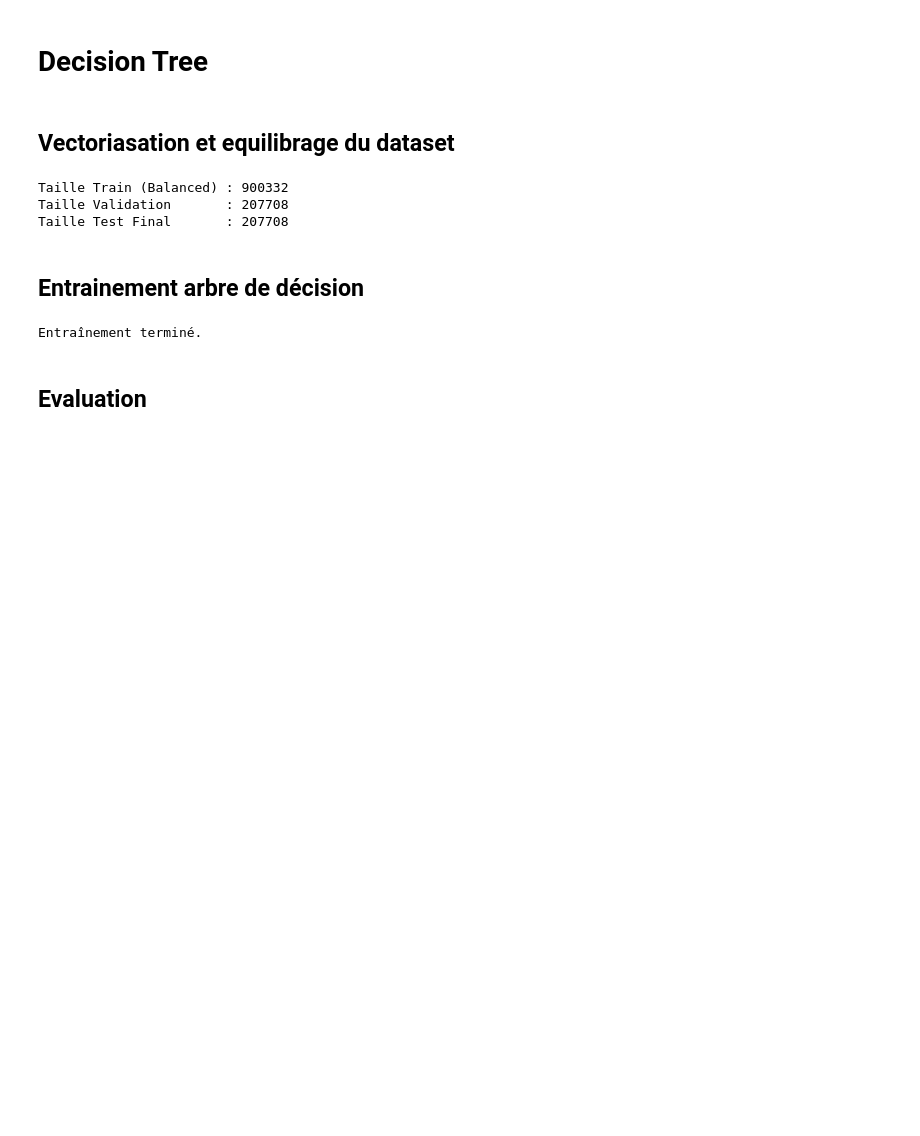
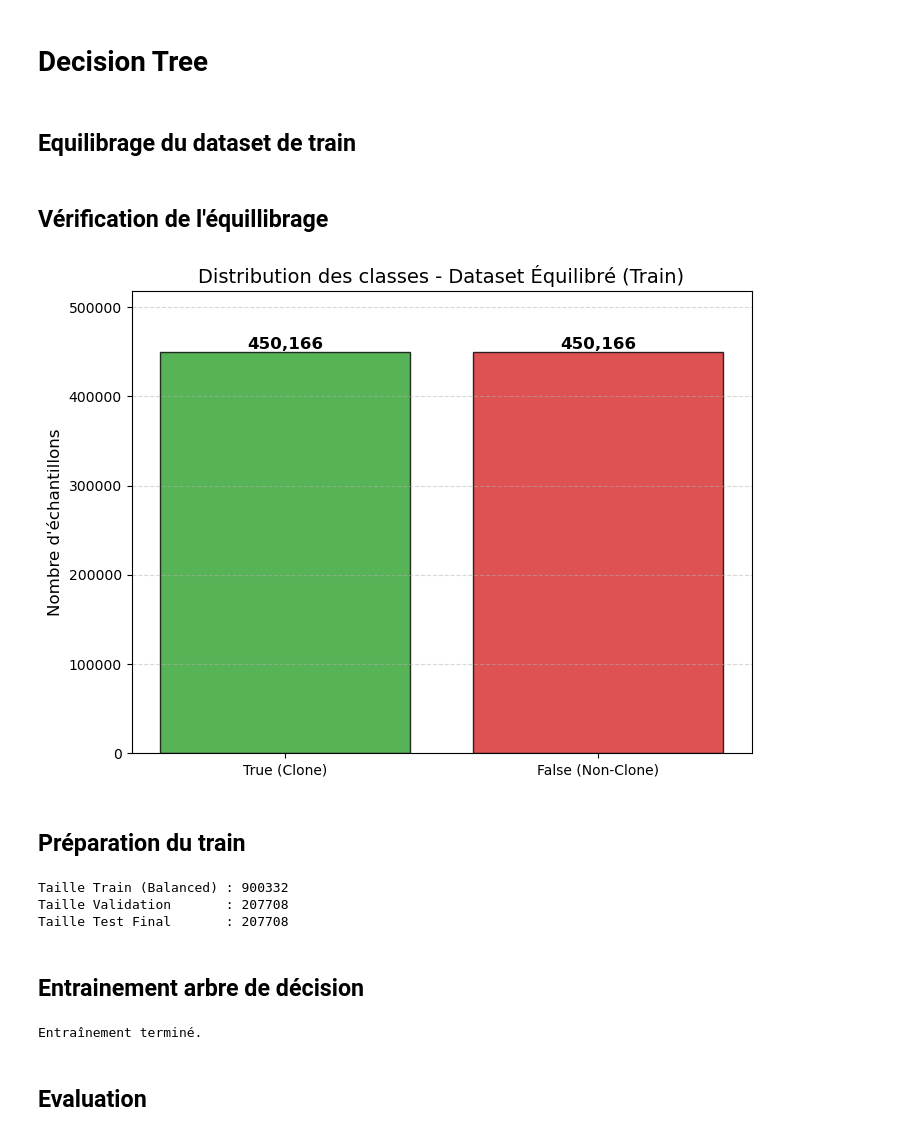
Before and after one commit to Maxxiiime/CodeCloneValidation, a Jupyter notebook: DecisionTreeEquilibredData.ipynb, the cells around one changed output. Cells and saved outputs as stored; diff of their text form; code cells hidden in the pictures; blank space fills up the shorter version.

```diff
--- a/DecisionTreeEquilibredData.ipynb
+++ b/DecisionTreeEquilibredData.ipynb
@@ -12,7 +12,7 @@ import pandas as pd
 # %%
 ds = load_dataset("google/code_x_glue_cc_clone_detection_big_clone_bench")
 # %% [markdown]
-## Vectoriasation et equilibrage du dataset
+## Equilibrage du dataset de train
 # %%
 df_train = ds['train'].to_pandas()
 df_test = ds['test'].to_pandas()
@@ -33,6 +33,42 @@ df_true_bal = df_true.sample(n=min_samples, random_state=42)
 df_false_bal = df_false.sample(n=min_samples, random_state=42)
 df_balanced = pd.concat([df_true_bal, df_false_bal])
 df_balanced = df_balanced.sample(frac=1, random_state=42).reset_index(drop=True)
+# %% [markdown]
+## Vérification de l'équillibrage
+# %%
+import matplotlib.pyplot as plt
+
+# 1. Vos calculs (extraits de votre demande)
+nb_true = len(df_balanced[df_balanced['label'] == True])
+nb_false = len(df_balanced[df_balanced['label'] == False])
+
+# 2. Préparation des données pour le graphique
+categories = ['True (Clone)', 'False (Non-Clone)']
+valeurs = [nb_true, nb_false]
+couleurs = ['#2ca02c', '#d62728']  # Vert pour True, Rouge pour False
+
+# 3. Création du graphique
+plt.figure(figsize=(8, 6))
+barres = plt.bar(categories, valeurs, color=couleurs, edgecolor='black', alpha=0.8)
+
+# 4. Esthétique et Annotations
+plt.title('Distribution des classes - Dataset Équilibré (Train)', fontsize=14)
+plt.ylabel("Nombre d'échantillons", fontsize=12)
+plt.ylim(0, max(valeurs) * 1.15)  # Marge au-dessus pour le texte
+
+# Ajouter les valeurs exactes au-dessus des barres
+for barre in barres:
+    hauteur = barre.get_height()
+    plt.text(barre.get_x() + barre.get_width() / 2.0, hauteur,
+             f'{int(hauteur):,}',  # Format avec séparateur de milliers (ex: 450,166)
+             ha='center', va='bottom', fontsize=12, fontweight='bold')
+
+plt.grid(axis='y', linestyle='--', alpha=0.5)
+plt.show()
+# %% [output]
+[figure, added]
+# %% [markdown]
+## Préparation du train
 # %%
 # TRAIN (Équilibré)
 X_train_text = df_balanced['func1'] + " [SEP] " + df_balanced['func2']
```
Also changed, not shown: parts of 1 cell of this notebook.
